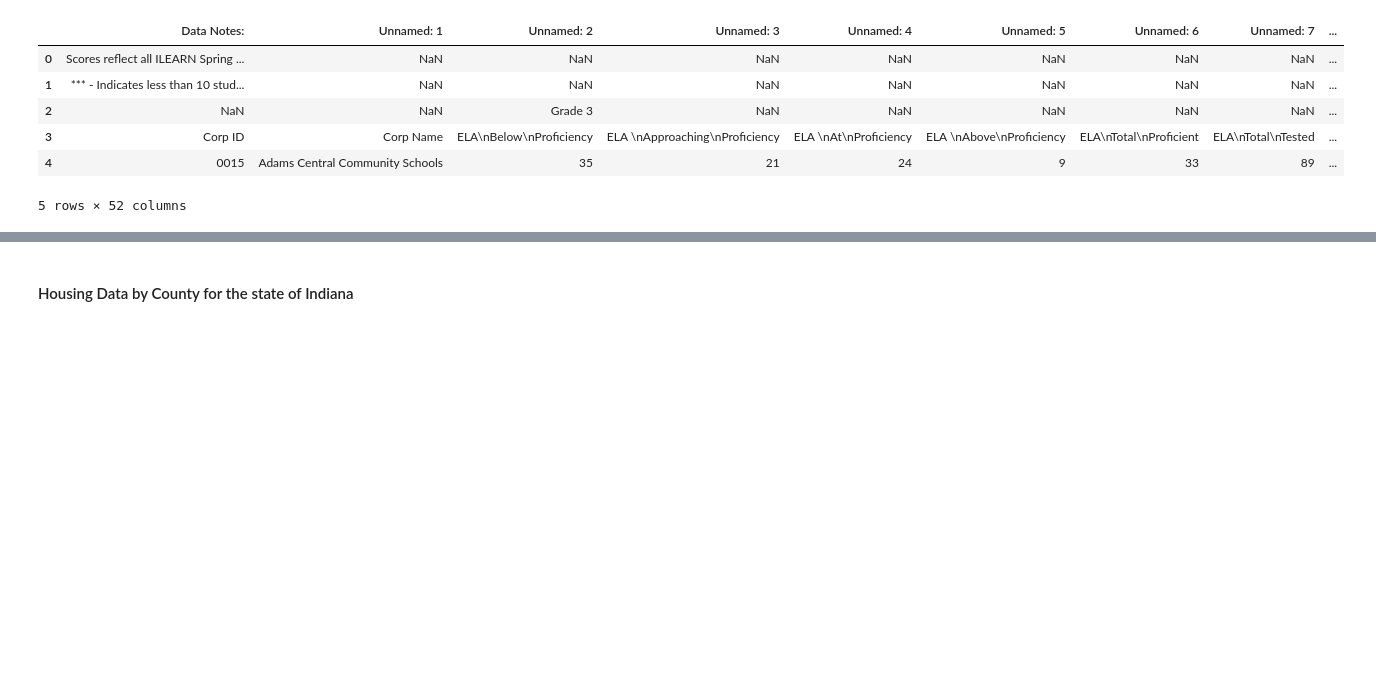
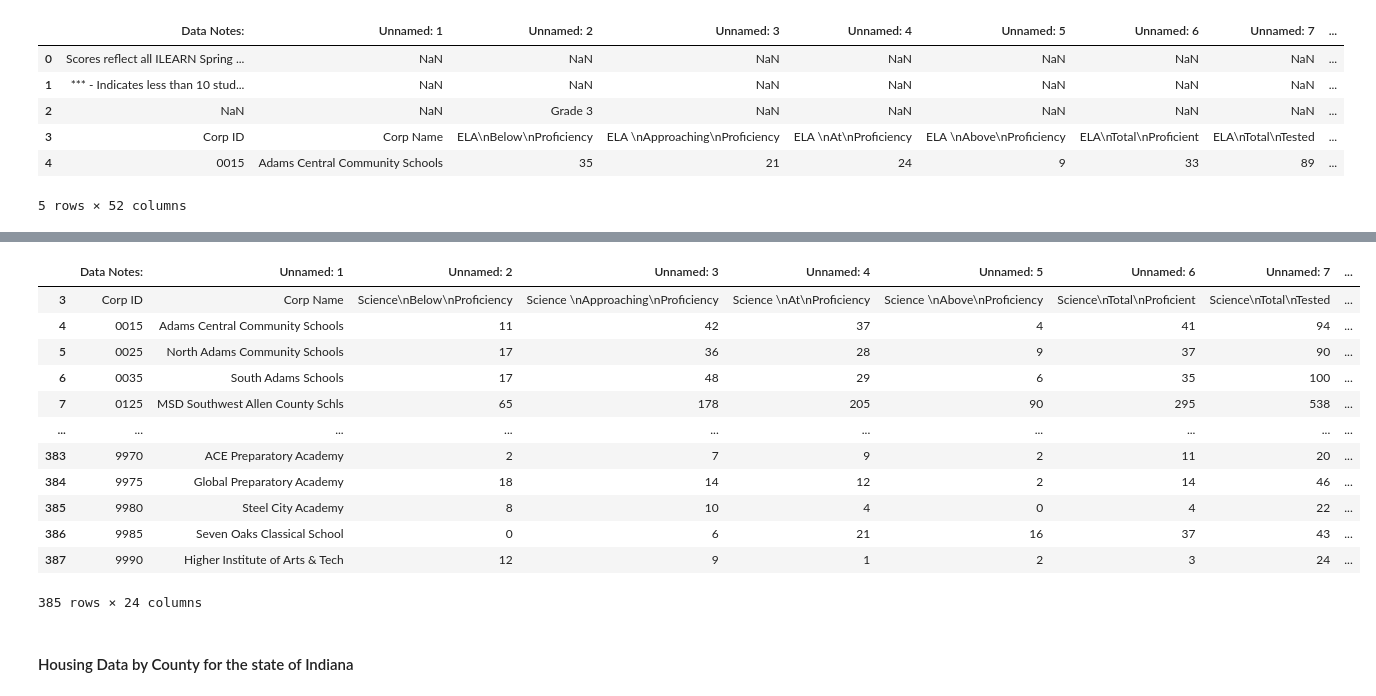
Before and after one commit to RachTheRad/SoIN_Housing_Analysis, a Jupyter notebook: HouAna_Capstone.ipynb, the cells around one changed output, grey strips where cells are left out. Drawn from its saved outputs; the diff is of its cells as text; code cells hidden in the pictures; blank space fills up the shorter version.

```diff
--- a/HouAna_Capstone.ipynb
+++ b/HouAna_Capstone.ipynb
@@ -342,0 +399,5 @@ ilearn_ELA_corp.head()
+# %%
+# read in science data
+ilearn_Science_corp = pd.read_csv('Data_Sources\ILEARN_Corp_Science.csv')
+
+ilearn_Science_corp.head(5)
@@ -343,3 +412,25 @@ ilearn_ELA_corp.head()
+# %%
+# will replace Nan value in dataframe with value 1
+sci_copy = ilearn_Science_corp.replace(to_replace = np.nan, value = 1)
+
+for x in sci_copy.index:
+    if sci_copy.loc[x, "Unnamed: 1"] == 1:
+        sci_copy.drop(x, inplace=True)
+sci_copy
+# %% [output]
+|  | Data Notes: | Unnamed: 1 | Unnamed: 2 | Unnamed: 3 | Unnamed: 4 | Unnamed: 5 | Unnamed: 6 | Unnamed: 7 | ... |
+| 3 | Corp ID | Corp Name | Science\nBelow\nProficiency | Science \nApproaching\nProficiency | Science \nAt\nProficiency | Science \nAbove\nProficiency | Science\nTotal\nProficient | Science\nTotal\nTested | ... |
+| 4 | 0015 | Adams Central Community Schools | 11 | 42 | 37 | 4 | 41 | 94 | ... |
+| 5 | 0025 | North Adams Community Schools | 17 | 36 | 28 | 9 | 37 | 90 | ... |
+| 6 | 0035 | South Adams Schools | 17 | 48 | 29 | 6 | 35 | 100 | ... |
+| 7 | 0125 | MSD Southwest Allen County Schls | 65 | 178 | 205 | 90 | 295 | 538 | ... |
+| ... | ... | ... | ... | ... | ... | ... | ... | ... | ... |
+| 383 | 9970 | ACE Preparatory Academy | 2 | 7 | 9 | 2 | 11 | 20 | ... |
+| 384 | 9975 | Global Preparatory Academy | 18 | 14 | 12 | 2 | 14 | 46 | ... |
+| 385 | 9980 | Steel City Academy | 8 | 10 | 4 | 0 | 4 | 22 | ... |
+| 386 | 9985 | Seven Oaks Classical School | 0 | 6 | 21 | 16 | 37 | 43 | ... |
+| 387 | 9990 | Higher Institute of Arts & Tech | 12 | 9 | 1 | 2 | 3 | 24 | ... |
+385 rows × 24 columns
 # %% [markdown]
 #### Housing Data by County for the state of Indiana
 # %%
```
Also changed, not shown: parts of 7 cells of this notebook.
